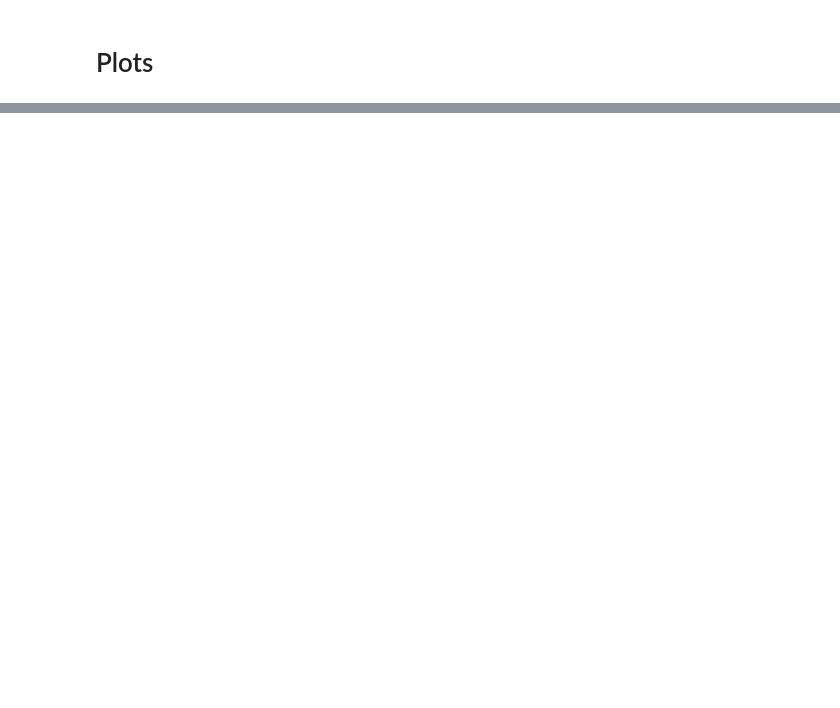
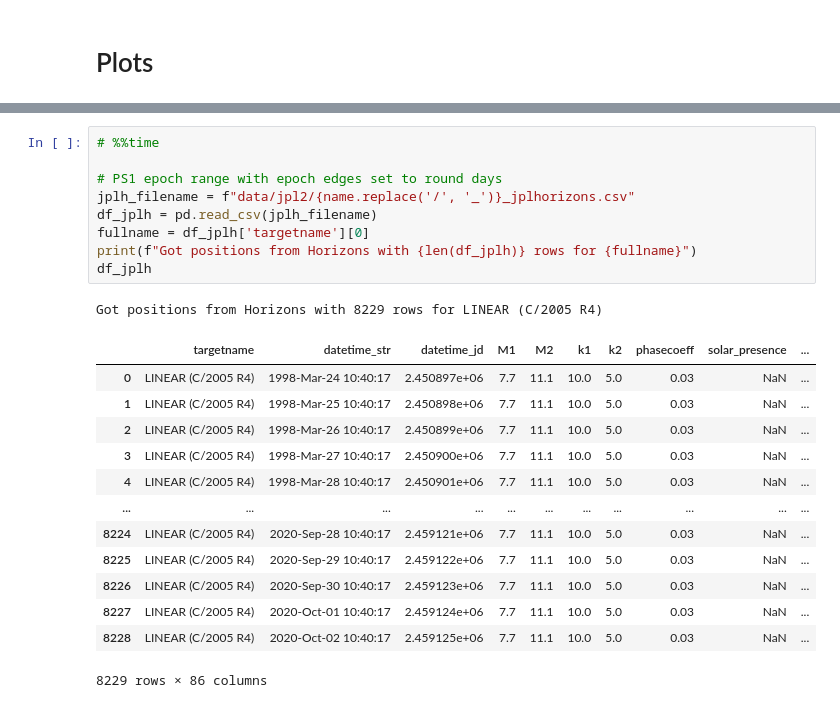
Before and after one commit to AlexeySergeyev/comets, a Jupyter notebook: comets_visibility.ipynb, the cells around one changed output, grey strips where cells are left out. Cells and saved outputs as stored; diff of their text form; blank space fills up the shorter version.

```diff
--- a/comets_visibility.ipynb
+++ b/comets_visibility.ipynb
@@ -672 +746,25 @@ Got positions from Horizons with 8229 rows for LINEAR (C/2005 R4)
+# %%
+# %%time
+
+# PS1 epoch range with epoch edges set to round days
+jplh_filename = f"data/jpl2/{name.replace('/', '_')}_jplhorizons.csv"
+df_jplh = pd.read_csv(jplh_filename)
+fullname = df_jplh['targetname'][0]
+print(f"Got positions from Horizons with {len(df_jplh)} rows for {fullname}")
+df_jplh
+# %% [output]
+Got positions from Horizons with 8229 rows for LINEAR (C/2005 R4)
+|  | targetname | datetime_str | datetime_jd | M1 | M2 | k1 | k2 | phasecoeff | solar_presence | ... |
+| 0 | LINEAR (C/2005 R4) | 1998-Mar-24 10:40:17 | 2.450897e+06 | 7.7 | 11.1 | 10.0 | 5.0 | 0.03 | NaN | ... |
+| 1 | LINEAR (C/2005 R4) | 1998-Mar-25 10:40:17 | 2.450898e+06 | 7.7 | 11.1 | 10.0 | 5.0 | 0.03 | NaN | ... |
+| 2 | LINEAR (C/2005 R4) | 1998-Mar-26 10:40:17 | 2.450899e+06 | 7.7 | 11.1 | 10.0 | 5.0 | 0.03 | NaN | ... |
+| 3 | LINEAR (C/2005 R4) | 1998-Mar-27 10:40:17 | 2.450900e+06 | 7.7 | 11.1 | 10.0 | 5.0 | 0.03 | NaN | ... |
+| 4 | LINEAR (C/2005 R4) | 1998-Mar-28 10:40:17 | 2.450901e+06 | 7.7 | 11.1 | 10.0 | 5.0 | 0.03 | NaN | ... |
+| ... | ... | ... | ... | ... | ... | ... | ... | ... | ... | ... |
+| 8224 | LINEAR (C/2005 R4) | 2020-Sep-28 10:40:17 | 2.459121e+06 | 7.7 | 11.1 | 10.0 | 5.0 | 0.03 | NaN | ... |
+| 8225 | LINEAR (C/2005 R4) | 2020-Sep-29 10:40:17 | 2.459122e+06 | 7.7 | 11.1 | 10.0 | 5.0 | 0.03 | NaN | ... |
+| 8226 | LINEAR (C/2005 R4) | 2020-Sep-30 10:40:17 | 2.459123e+06 | 7.7 | 11.1 | 10.0 | 5.0 | 0.03 | NaN | ... |
+| 8227 | LINEAR (C/2005 R4) | 2020-Oct-01 10:40:17 | 2.459124e+06 | 7.7 | 11.1 | 10.0 | 5.0 | 0.03 | NaN | ... |
+| 8228 | LINEAR (C/2005 R4) | 2020-Oct-02 10:40:17 | 2.459125e+06 | 7.7 | 11.1 | 10.0 | 5.0 | 0.03 | NaN | ... |
+8229 rows × 86 columns
 # %%
```
Also changed, not shown: parts of 18 cells of this notebook, 19 other files.
